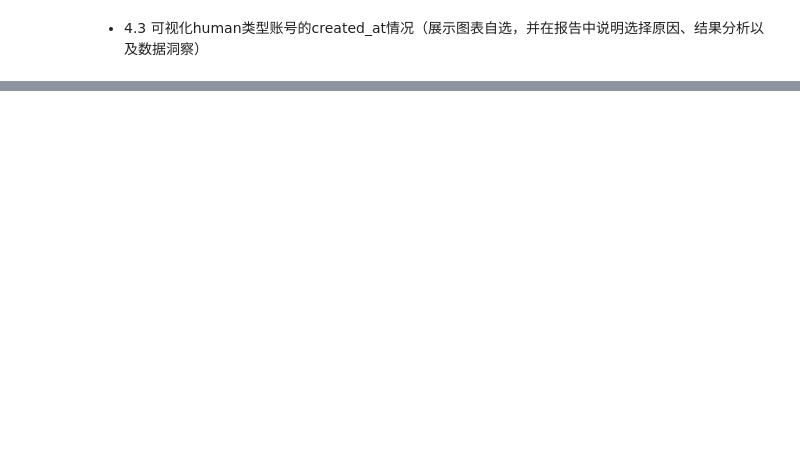
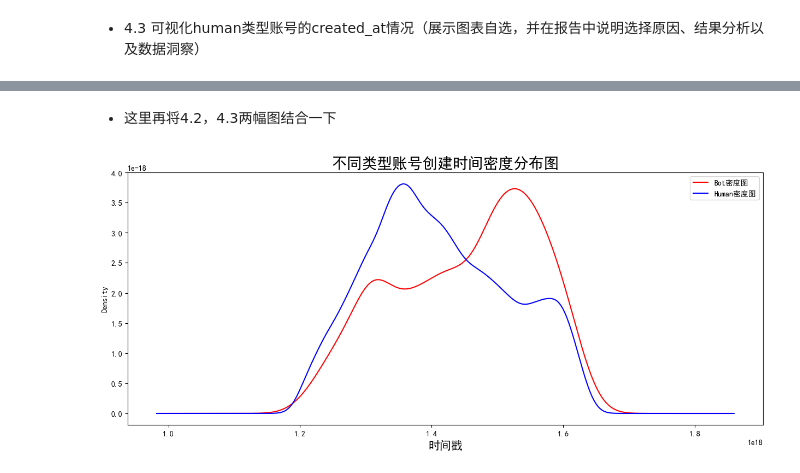
Before and after one commit to Utlyr/-, a Jupyter notebook: homework7.ipynb, the cells around one changed output, grey strips where cells are left out. Cells and saved outputs as stored; diff of their text form; code cells hidden in the pictures; blank space fills up the shorter version.

```diff
--- a/homework7.ipynb
+++ b/homework7.ipynb
@@ -189,0 +190,12 @@ plt.show()
+# %% [markdown]
+- 这里再将4.2，4.3两幅图结合一下
+# %%
+plt.figure(figsize=(15,6))
+plt.title("不同类型账号创建时间密度分布图",fontsize=20)
+botdata['created_at'].plot(kind='kde',label = 'Bot密度图',color='red')
+humandata['created_at'].plot(kind='kde',label = 'Human密度图',color='blue')
+plt.xlabel("时间戳",fontsize=15)
+plt.legend()
+plt.show()
+# %% [output]
+[figure, added]
```
Also changed, not shown: parts of 11 cells of this notebook.
